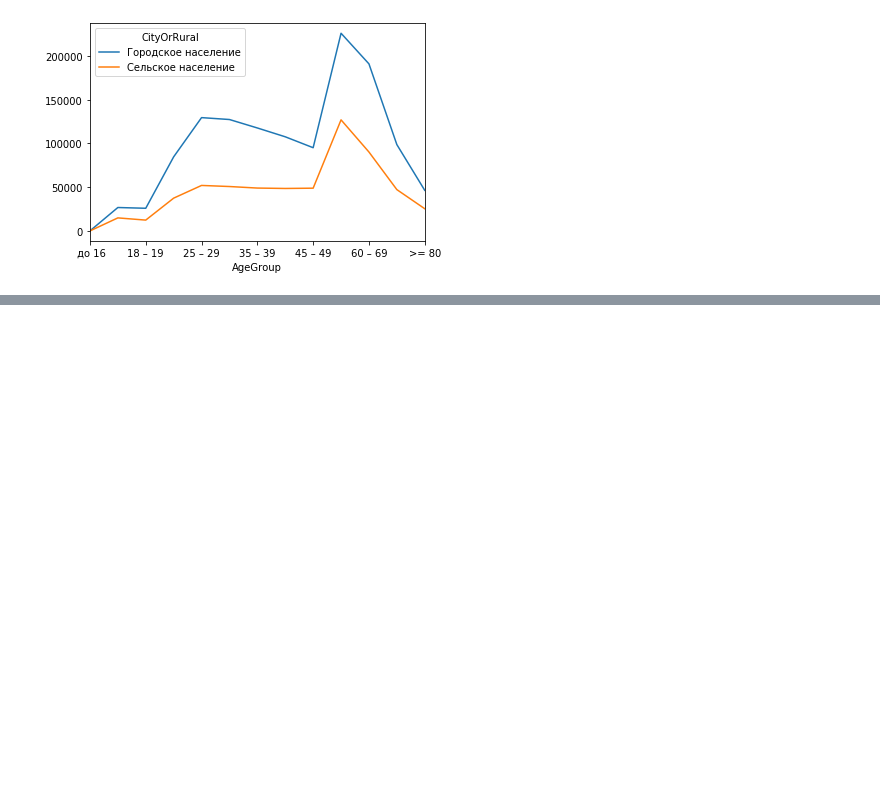
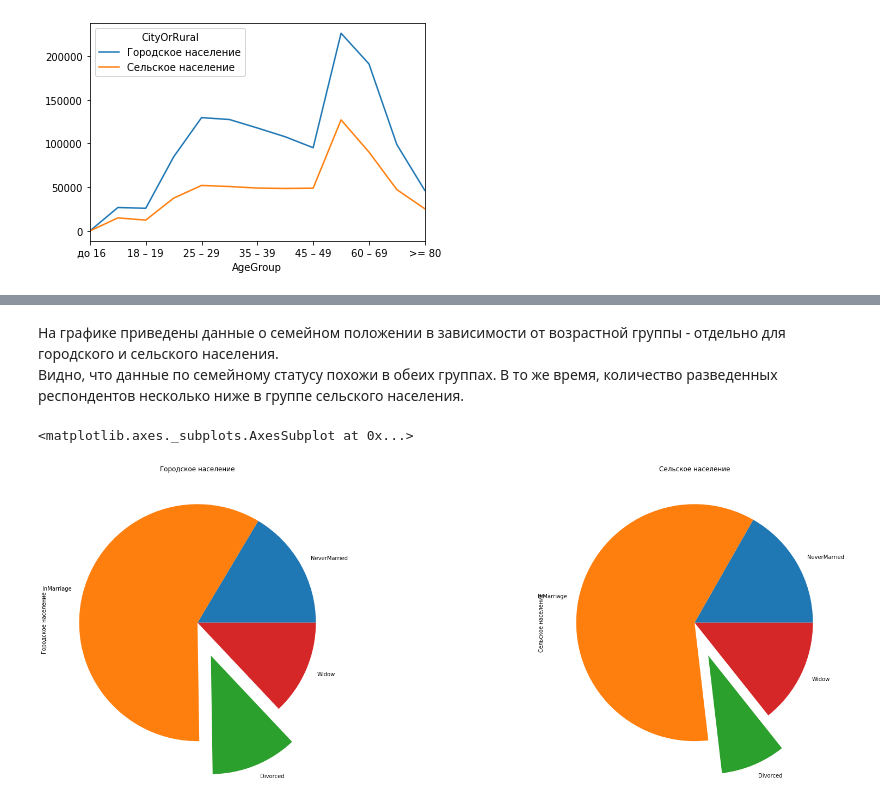
Before and after one commit to tadoran/netology_pyda, a Jupyter notebook: ДЗ 14.ipynb, the cells around one changed output, grey strips where cells are left out. Drawn from its saved outputs; the diff is of its cells as text; code cells hidden in the pictures; blank space fills up the shorter version.

```diff
--- a/ДЗ 14.ipynb
+++ b/ДЗ 14.ipynb
@@ -117,0 +139,11 @@ ax = sns.heatmap(heat_map, cmap="Greens", square=True)
+# %% [markdown]
+На графике приведены данные о семейном положении в зависимости от возрастной группы - отдельно для городского и сельского населения.
+Видно, что данные по семейному статусу похожи в обеих группах. В то же время, количество разведенных респондентов несколько ниже в группе сельского населения.
+# %%
+divorsed = heat_map.groupby('CityOrRural').sum()
+fig, axes = plt.subplots(nrows=1, ncols=2, figsize=(30, 10), sharex=True)
+divorsed.loc["Городское население"].plot(kind='pie', ax=axes[0], title="Городское население", explode=[0,0,0.3,0])
+divorsed.loc[ "Сельское население"].plot(kind='pie', ax=axes[1], title="Сельское население" , explode=[0,0,0.3,0])
+# %% [output]
+<matplotlib.axes._subplots.AxesSubplot at 0x...>
+[figure, added]
```
Also changed, not shown: parts of 14 cells of this notebook.
